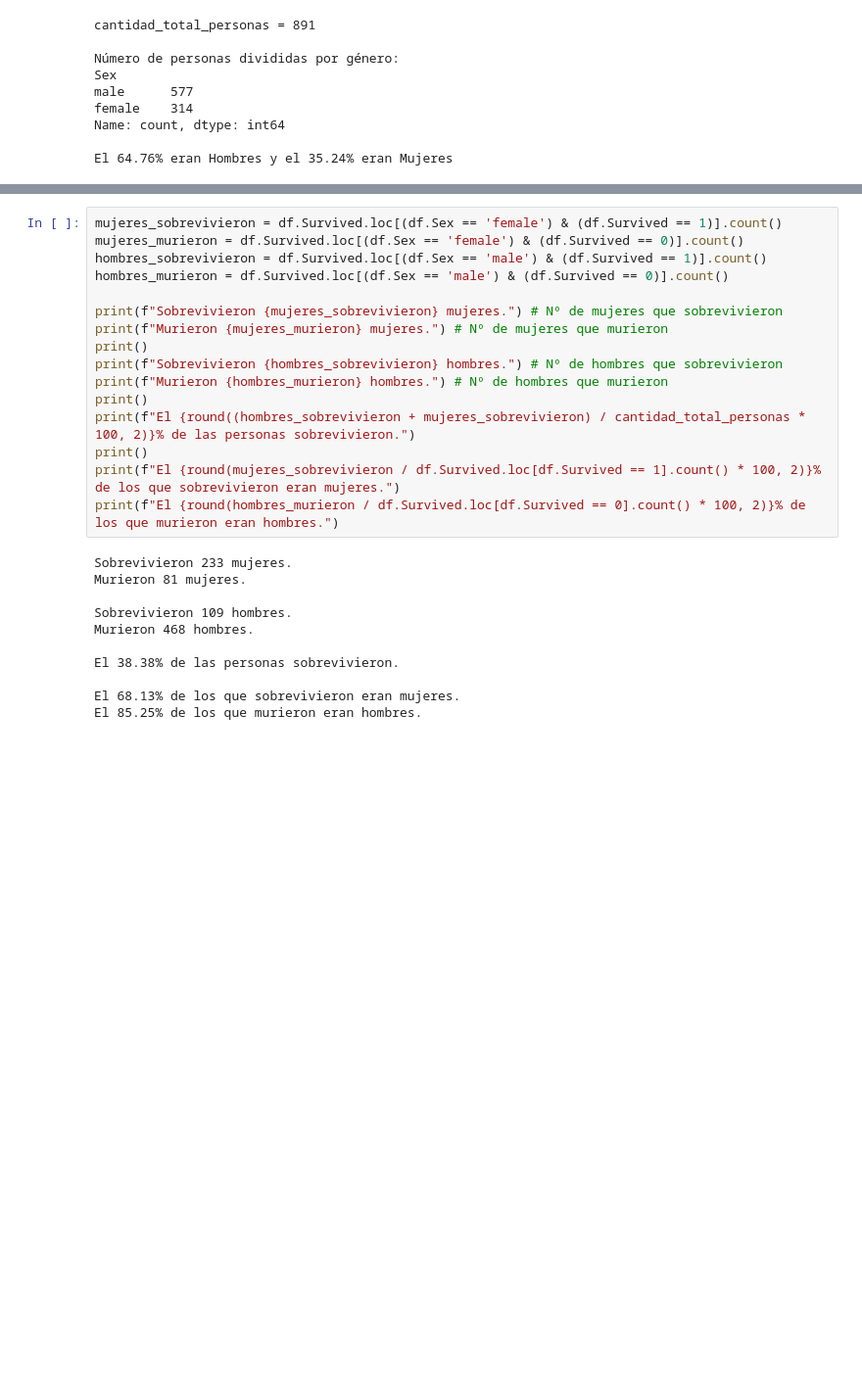
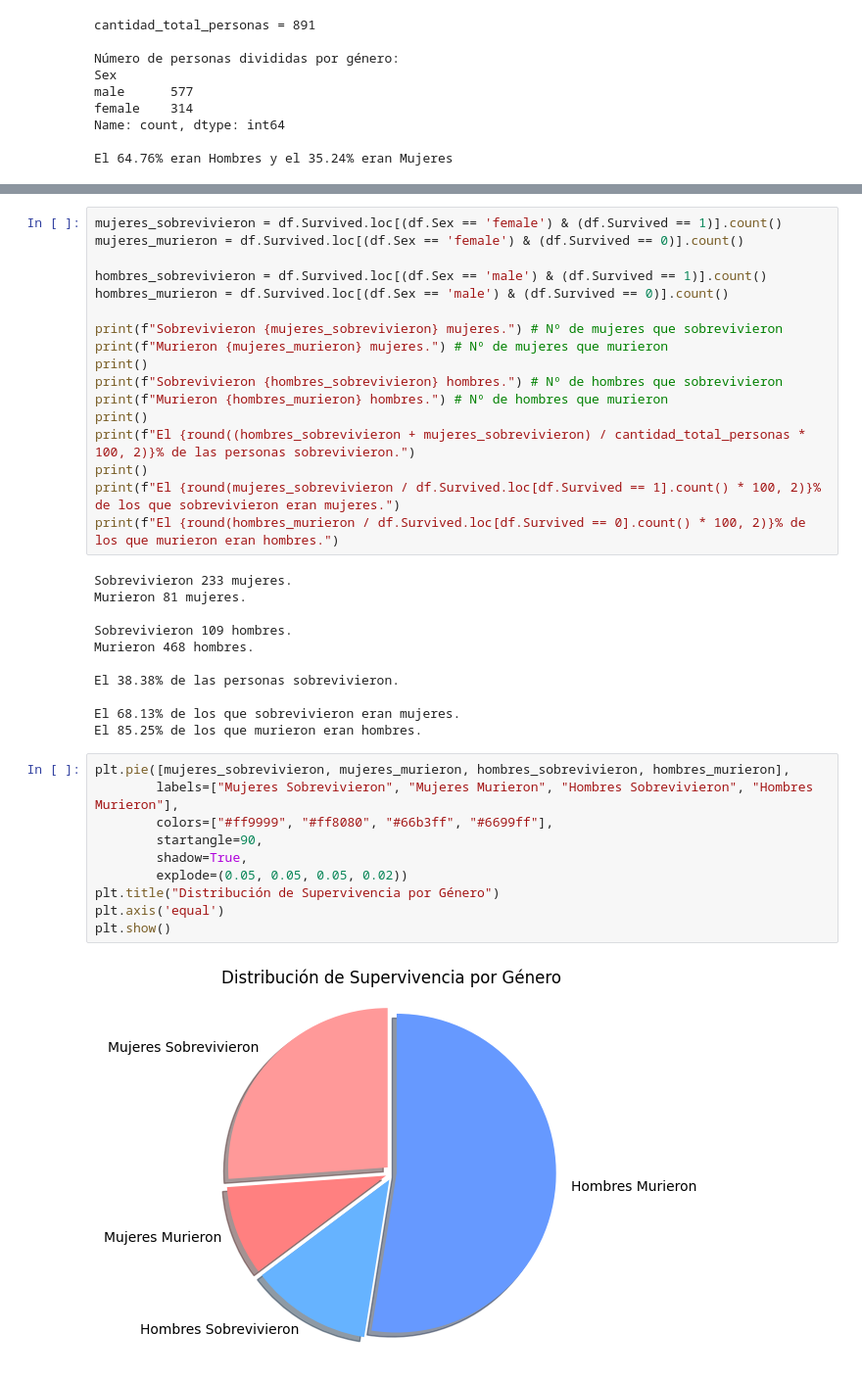
Before and after one commit to Danielr027/Analizando-Dataset-Titanic, a Jupyter notebook: analisis_tabla_titanic.ipynb, the cells around one changed output, grey strips where cells are left out. Shown: that part at 98% size. Drawn from its saved outputs; the diff is of its cells as text; blank space fills up the shorter version.

```diff
--- a/analisis_tabla_titanic.ipynb
+++ b/analisis_tabla_titanic.ipynb
@@ -111,6 +135,7 @@ De 891 personas, murieron 549 personas y sobrevivieron 342 personas.
 # %%
 mujeres_sobrevivieron = df.Survived.loc[(df.Sex == 'female') & (df.Survived == 1)].count()
 mujeres_murieron = df.Survived.loc[(df.Sex == 'female') & (df.Survived == 0)].count()
+
 hombres_sobrevivieron = df.Survived.loc[(df.Sex == 'male') & (df.Survived == 1)].count()
 hombres_murieron = df.Survived.loc[(df.Sex == 'male') & (df.Survived == 0)].count()
 
@@ -135,3 +160,15 @@ El 38.38% de las personas sobrevivieron.
 
 El 68.13% de los que sobrevivieron eran mujeres.
 El 85.25% de los que murieron eran hombres.
+# %%
+plt.pie([mujeres_sobrevivieron, mujeres_murieron, hombres_sobrevivieron, hombres_murieron],
+        labels=["Mujeres Sobrevivieron", "Mujeres Murieron", "Hombres Sobrevivieron", "Hombres Murieron"],
+        colors=["#ff9999", "#ff8080", "#66b3ff", "#6699ff"],
+        startangle=90,
+        shadow=True,
+        explode=(0.05, 0.05, 0.05, 0.02))
+plt.title("Distribución de Supervivencia por Género")
+plt.axis('equal')
+plt.show()
+# %% [output]
+[figure, added]
```
Also changed, not shown: parts of 29 cells of this notebook.
